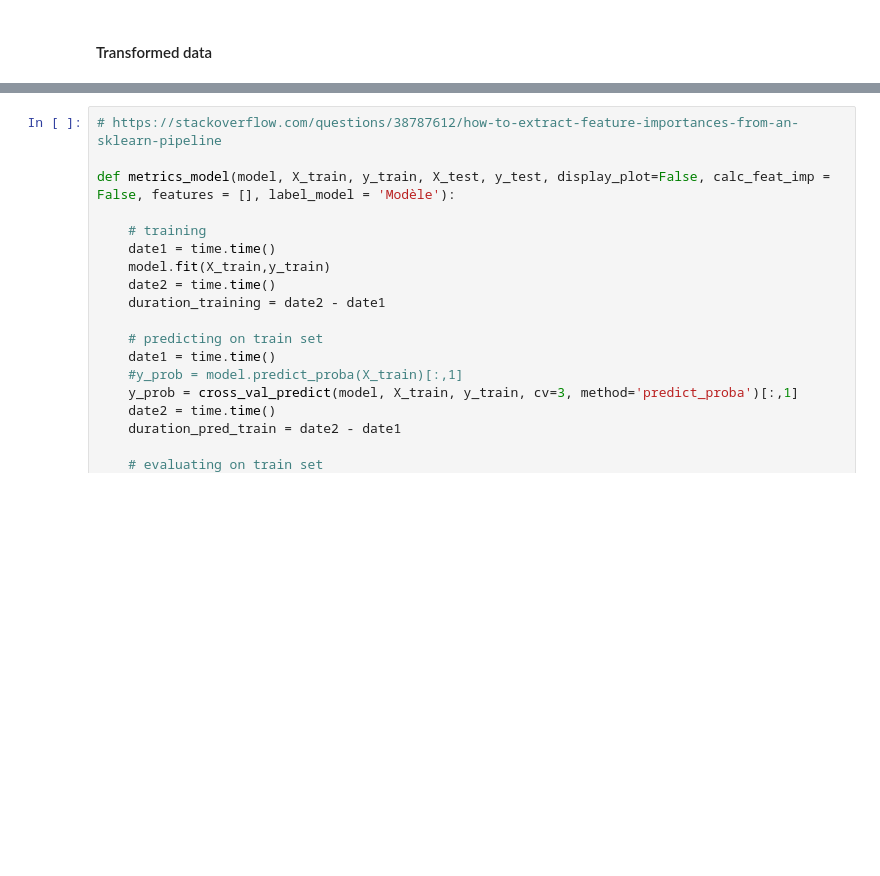
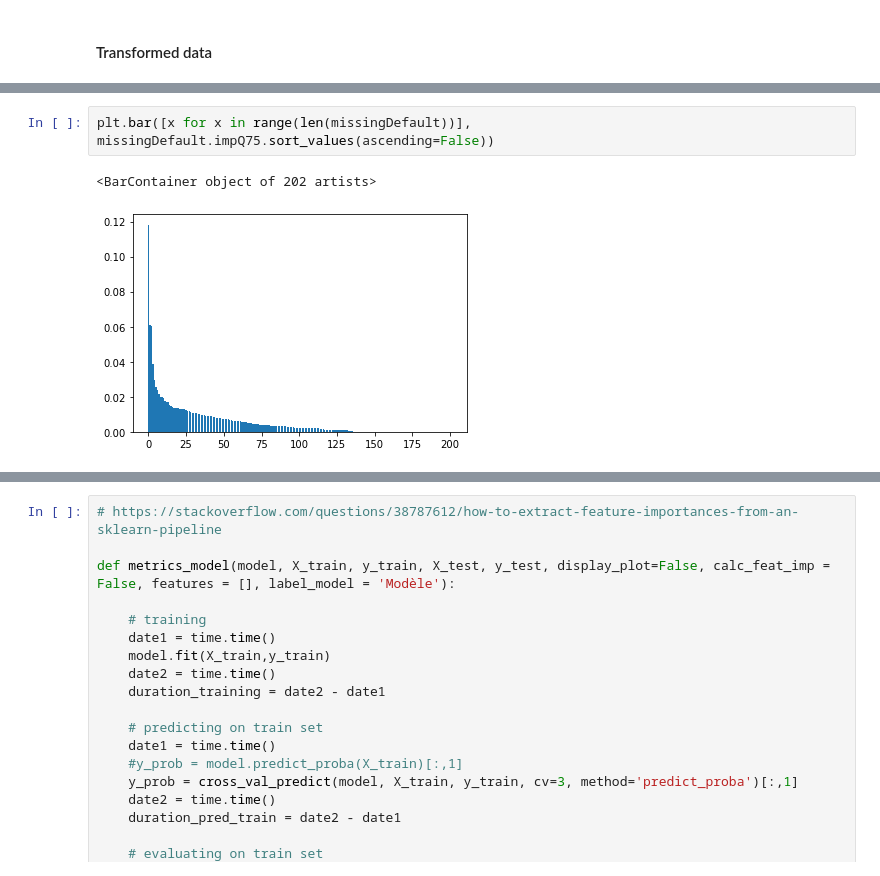
Before and after one commit to pyb-data/credit_scoring, a Jupyter notebook: Data_Preparation.ipynb, the cells around one changed output, grey strips where cells are left out. Drawn from its saved outputs; the diff is of its cells as text; blank space fills up the shorter version.

```diff
--- a/Data_Preparation.ipynb
+++ b/Data_Preparation.ipynb
@@ -1037,0 +1151,5 @@ myDf(dfApplicationWorked).ColCountLinesChart(displayColName=True)
+# %%
+plt.bar([x for x in range(len(missingDefault))], missingDefault.impQ75.sort_values(ascending=False))
+# %% [output]
+<BarContainer object of 202 artists>
+[figure, added]
```
Also changed, not shown: parts of 61 cells of this notebook.
